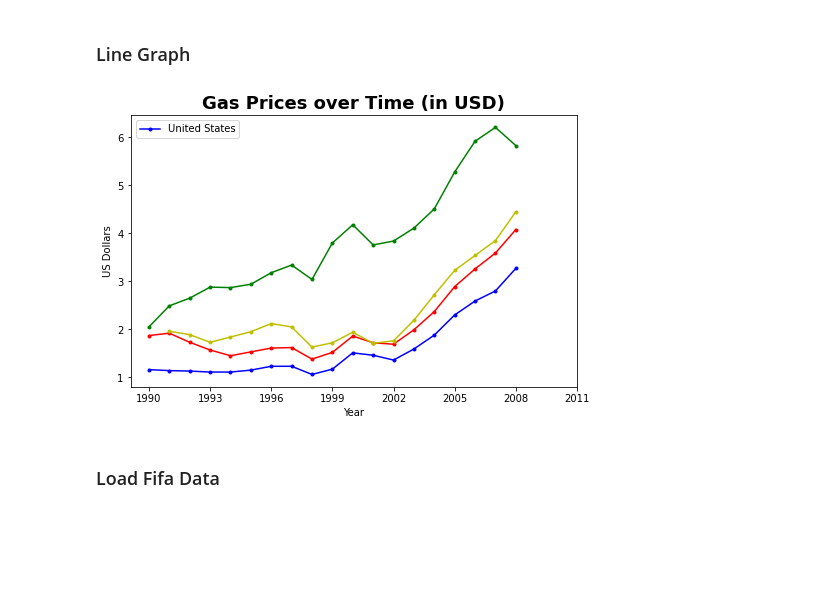
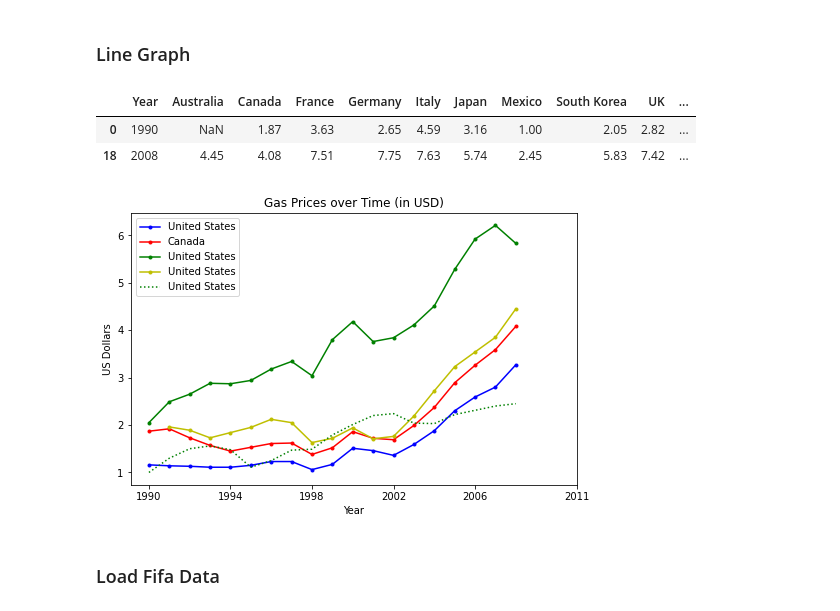
Before and after one commit to abbasmalekpour/AdalegIT, a Jupyter notebook: notebooks/04-Matplotlib/Matplotlib.ipynb, the cells around one changed output. Drawn from its saved outputs; the diff is of its cells as text; code cells hidden in the pictures; blank space fills up the shorter version.

```diff
--- a/notebooks/04-Matplotlib/Matplotlib.ipynb
+++ b/notebooks/04-Matplotlib/Matplotlib.ipynb
@@ -79,34 +102,38 @@ plt.show()
 ### Line Graph
 # %%
 gas = pd.read_csv('../../Data/gas_prices.csv')
-
+display(gas.iloc[[0,-1]])
 plt.figure(figsize=(8,5))
 
-plt.title('Gas Prices over Time (in USD)', fontdict={'fontweight':'bold', 'fontsize': 18})
+plt.title('Gas Prices over Time (in USD)')
 
 plt.plot(gas.Year, gas.USA, 'b.-', label='United States')
-plt.plot(gas.Year, gas.Canada, 'r.-')
-plt.plot(gas.Year, gas['South Korea'], 'g.-')
-plt.plot(gas.Year, gas.Australia, 'y.-')
+plt.plot(gas.Year, gas.Canada, 'r.-', label='Canada')
+plt.plot(gas.Year, gas['South Korea'], 'g.-', label='United States')
+plt.plot(gas.Year, gas.Australia, 'y.-', label='United States')
+plt.plot(gas.Year, gas.Mexico, 'g:', label='United States')
 
 # Another Way to plot many values!
 # countries_to_look_at = ['Australia', 'USA', 'Canada', 'South Korea']
 # for country in gas:
 #     if country in countries_to_look_at:
 #         plt.plot(gas.Year, gas[country], marker='.')
 
-plt.xticks(gas.Year[::3].tolist()+[2011])
+plt.xticks(gas.Year[::4].tolist()+[2011])
 
 plt.xlabel('Year')
 plt.ylabel('US Dollars')
 
 plt.legend()
 
 # plt.savefig('Gas_price_figure.png', dpi=300)
 
 plt.show()
 # %% [output]
+|  | Year | Australia | Canada | France | Germany | Italy | Japan | Mexico | South Korea | UK | ... |
+| 0 | 1990 | NaN | 1.87 | 3.63 | 2.65 | 4.59 | 3.16 | 1.00 | 2.05 | 2.82 | ... |
+| 18 | 2008 | 4.45 | 4.08 | 7.51 | 7.75 | 7.63 | 5.74 | 2.45 | 5.83 | 7.42 | ... |
-[figure, old version]
+[figure, new version]
 # %% [markdown]
 ### Load Fifa Data
 # %%
```
Also changed, not shown: parts of 14 cells of this notebook, 1 other file.
